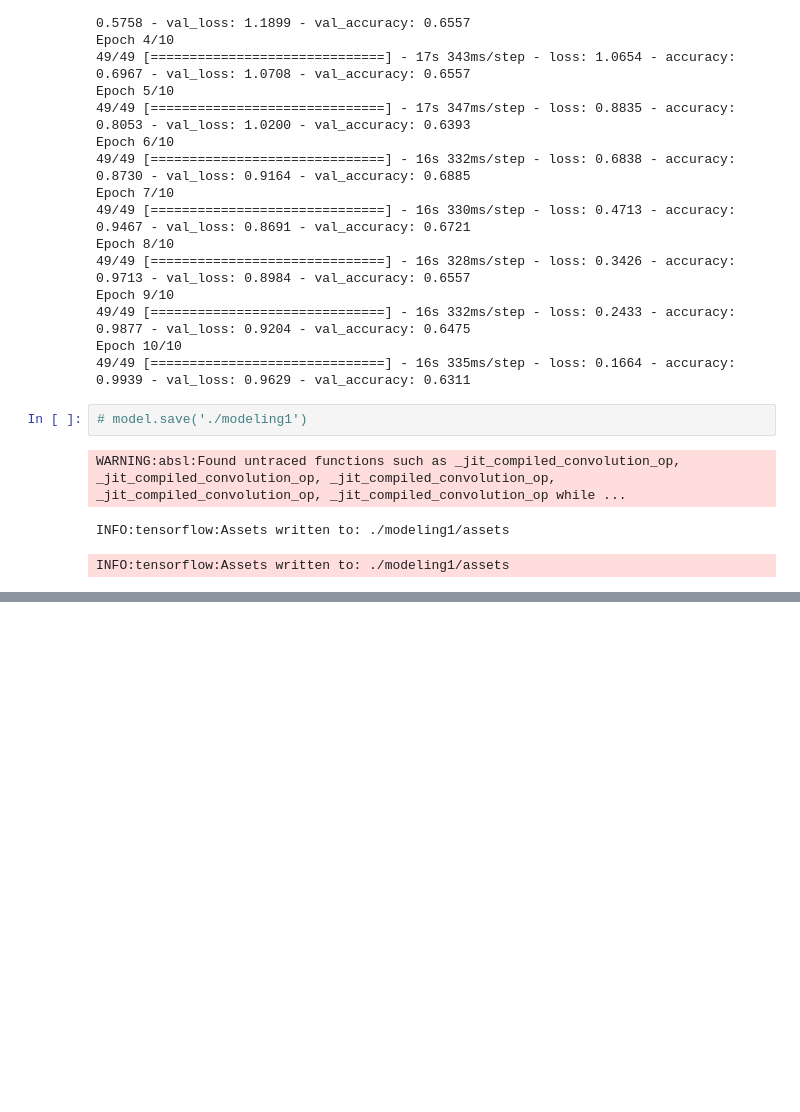
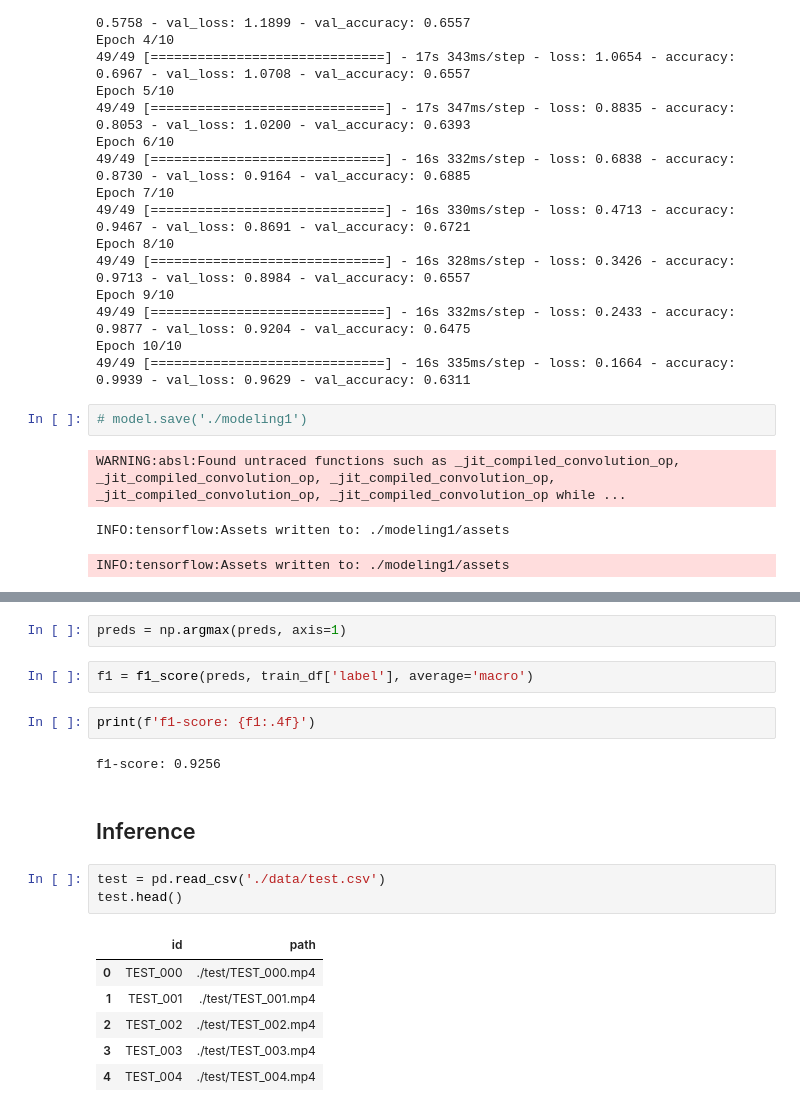
Before and after one commit to SangHui48/dacon_hand_gesture_detect_modeling, a Jupyter notebook: modeling1.ipynb, the cells around one changed output, grey strips where cells are left out. Cells and saved outputs as stored; diff of their text form; blank space fills up the shorter version.

```diff
--- a/modeling1.ipynb
+++ b/modeling1.ipynb
@@ -232,0 +242,20 @@ INFO:tensorflow:Assets written to: ./modeling1/assets
+# %%
+preds = np.argmax(preds, axis=1)
+# %%
+f1 = f1_score(preds, train_df['label'], average='macro')
+# %%
+print(f'f1-score: {f1:.4f}')
+# %% [output]
+f1-score: 0.9256
+# %% [markdown]
+## Inference
+# %%
+test = pd.read_csv('./data/test.csv')
+test.head()
+# %% [output]
+|  | id | path |
+| 0 | TEST_000 | ./test/TEST_000.mp4 |
+| 1 | TEST_001 | ./test/TEST_001.mp4 |
+| 2 | TEST_002 | ./test/TEST_002.mp4 |
+| 3 | TEST_003 | ./test/TEST_003.mp4 |
+| 4 | TEST_004 | ./test/TEST_004.mp4 |
```
Also changed, not shown: parts of 11 cells of this notebook, 2 other files.
